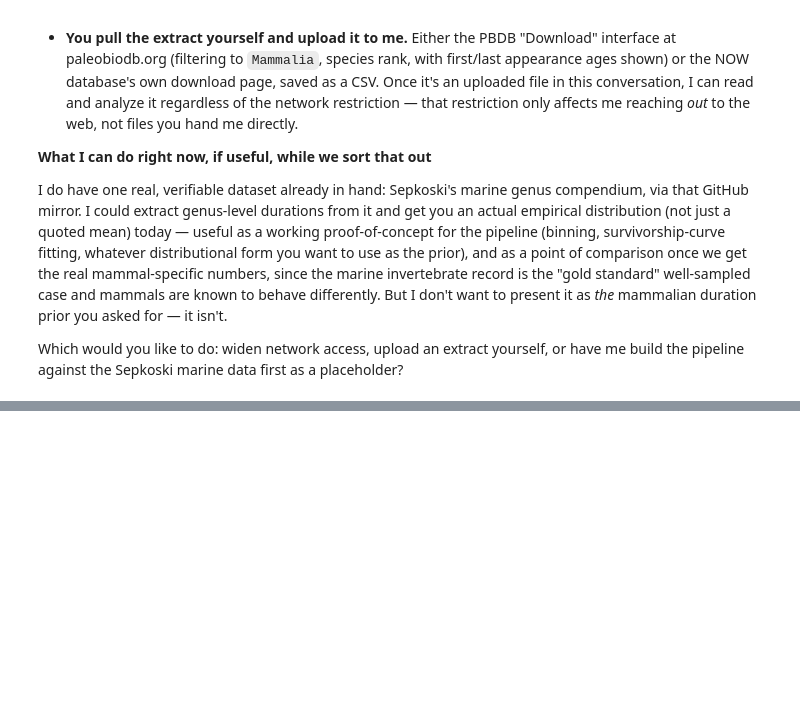
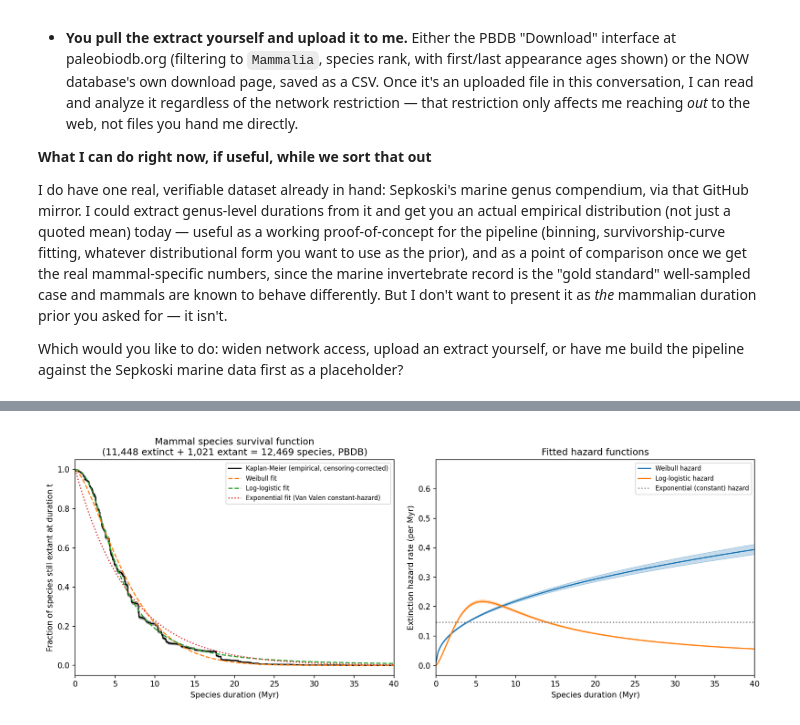
Before and after one commit to alreich/demographics, a Jupyter notebook: notebooks/human_species_lifespan.ipynb, the cells around one changed output, grey strips where cells are left out. Drawn from its saved outputs; the diff is of its cells as text; code cells hidden in the pictures; blank space fills up the shorter version.

```diff
--- a/notebooks/human_species_lifespan.ipynb
+++ b/notebooks/human_species_lifespan.ipynb
@@ -151,0 +180,5 @@ Which would you like to do: widen network access, upload an extract yourself, or
+# %%
+from IPython.display import Image
+Image(filename='mammal_species_survival.png') # , width=400, height=300)
+# %% [output]
+[figure, added]
```
Also changed, not shown: parts of 4 cells of this notebook, 4 other files.
